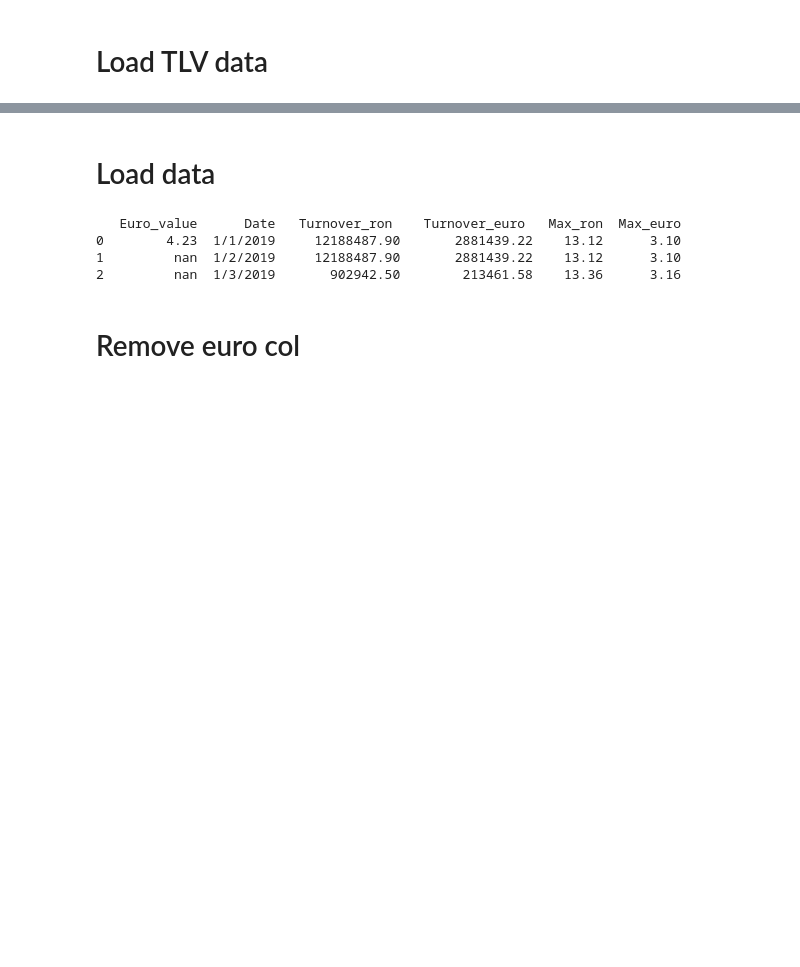
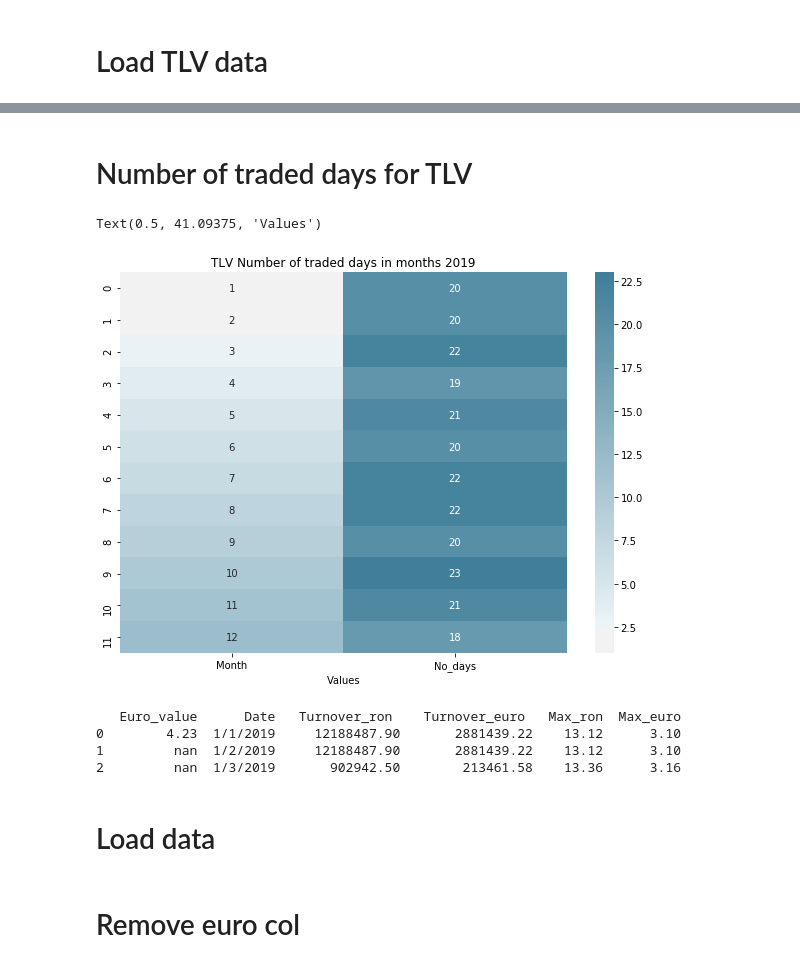
Before and after one commit to simofleanta/Data_coding_preparations, a Jupyter notebook: BRD.IPYNB, the cells around one changed output, grey strips where cells are left out. Drawn from its saved outputs; the diff is of its cells as text; code cells hidden in the pictures; blank space fills up the shorter version.

```diff
--- a/BRD.IPYNB
+++ b/BRD.IPYNB
@@ -72,15 +144,33 @@ print(tlv.head(3))
+# %% [markdown]
+#  Number of traded days for TLV
+# %%
+cmap1=sns.diverging_palette(150,227, as_cmap=True)
+# Set the width and height of the figure
+plt.figure(figsize=(10,7))
+
+# Add title
+plt.title("TLV Number of traded days in months 2019")
+
+# Heatmap showing average arrival delay for each airline by month
+sns.heatmap(data=NumberDays, cmap=sns.diverging_palette(150,227, as_cmap=True),center=1.5,annot=True)
+
+# Add label for horizontal axis
+plt.xlabel("Values")
+# %% [output]
+Text(0.5, 41.09375, 'Values')
+[figure, added]
+# %%
+#open file
+brd='BRD.csv'
+df=pd.read_csv(brd)
+print(df.head(3))
+# %% [output]
+   Euro_value      Date   Turnover_ron    Turnover_euro   Max_ron  Max_euro
+0        4.23  1/1/2019     12188487.90       2881439.22    13.12      3.10
+1         nan  1/2/2019     12188487.90       2881439.22    13.12      3.10
+2         nan  1/3/2019       902942.50        213461.58    13.36      3.16
 # %% [markdown]
 # Load data
-# %%
-#open file
-brd='BRD.csv'
-df=pd.read_csv(brd)
-print(df.head(3))
-# %% [output]
-   Euro_value      Date   Turnover_ron    Turnover_euro   Max_ron  Max_euro
-0        4.23  1/1/2019     12188487.90       2881439.22    13.12      3.10
-1         nan  1/2/2019     12188487.90       2881439.22    13.12      3.10
-2         nan  1/3/2019       902942.50        213461.58    13.36      3.16
 # %% [markdown]
 # Remove euro col
 # %% [markdown]
```
Also changed, not shown: parts of 14 cells of this notebook.
